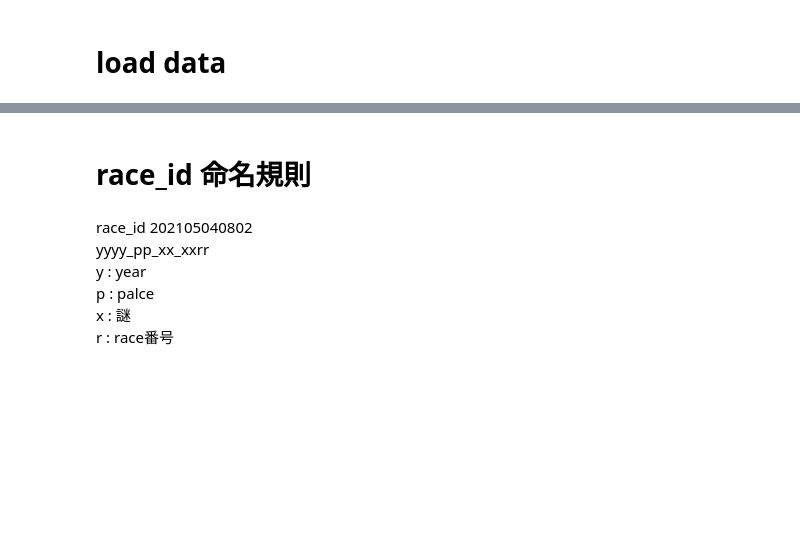
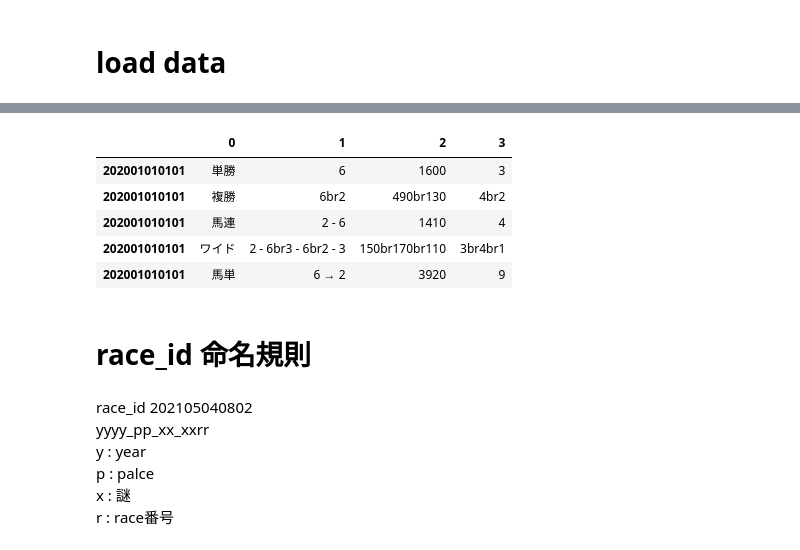
Before and after one commit to yodarjeering/horse_tmp, a Jupyter notebook: main.ipynb, the cells around one changed output, grey strips where cells are left out. Saved outputs shown, nothing was run; the diff lists cells and outputs as text; code cells hidden in the pictures; blank space fills up the shorter version.

```diff
--- a/main.ipynb
+++ b/main.ipynb
@@ -38,3 +99,24 @@ return_tables.rename(columns={'0':0,'1':1,'2':2,'3':3},inplace=True)
+# %%
+"""
+    return_tables レースの払い戻し金額が記されたテーブル
+    return_tables.index : Int64Index, index は race_id
+    こちらも, index では一意にレコードが定まらない
+    カラムの
+        0 : 払い戻し種別
+        1 : 馬番,
+            ex) 6 なら 馬番6が払い戻し対象
+        2 : 払い戻し金額 (単位 : 円, 100円賭けた時の払い戻し金額),
+            ex) 複勝で カラム(2) が 490br130 なら, 馬番6の払い戻しが 490円 馬番2が130円
+        3 : 多分人気度を表してる, 使ってないから dont care
+"""
+return_tables.head()
+# %% [output]
+|  | 0 | 1 | 2 | 3 |
+| 202001010101 | 単勝 | 6 | 1600 | 3 |
+| 202001010101 | 複勝 | 6br2 | 490br130 | 4br2 |
+| 202001010101 | 馬連 | 2 - 6 | 1410 | 4 |
+| 202001010101 | ワイド | 2 - 6br3 - 6br2 - 3 | 150br170br110 | 3br4br1 |
+| 202001010101 | 馬単 | 6 → 2 | 3920 | 9 |
 # %% [markdown]
 # race_id 命名規則
 # %% [markdown]
```
Also changed, not shown: parts of 10 cells of this notebook.
